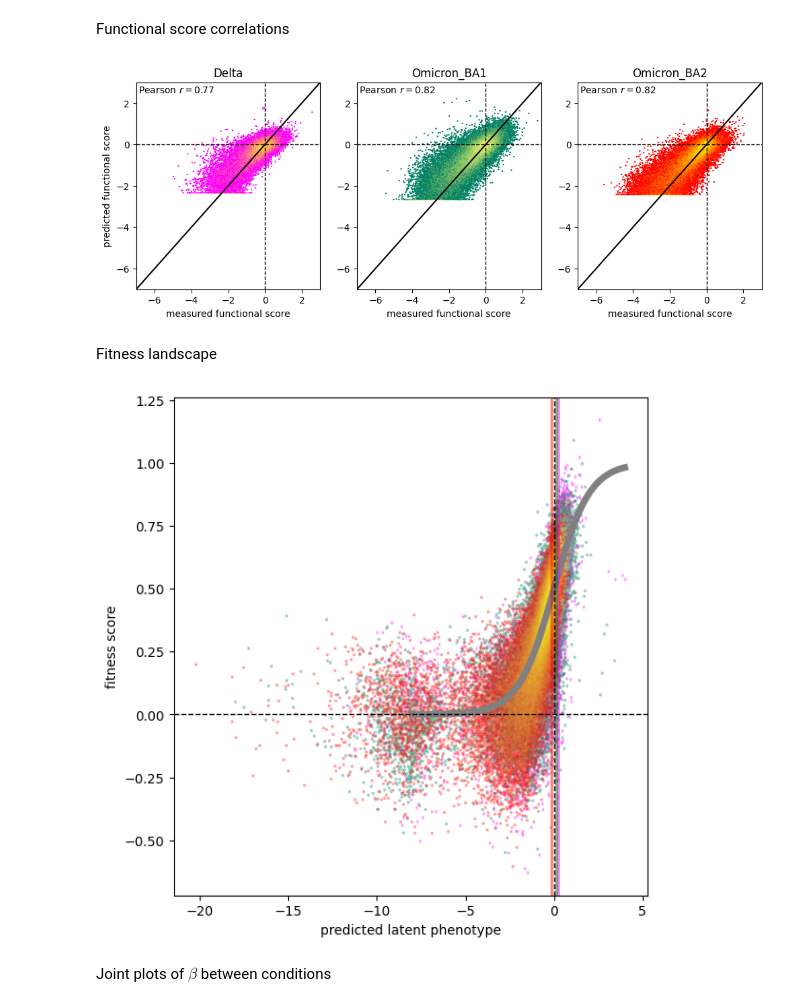
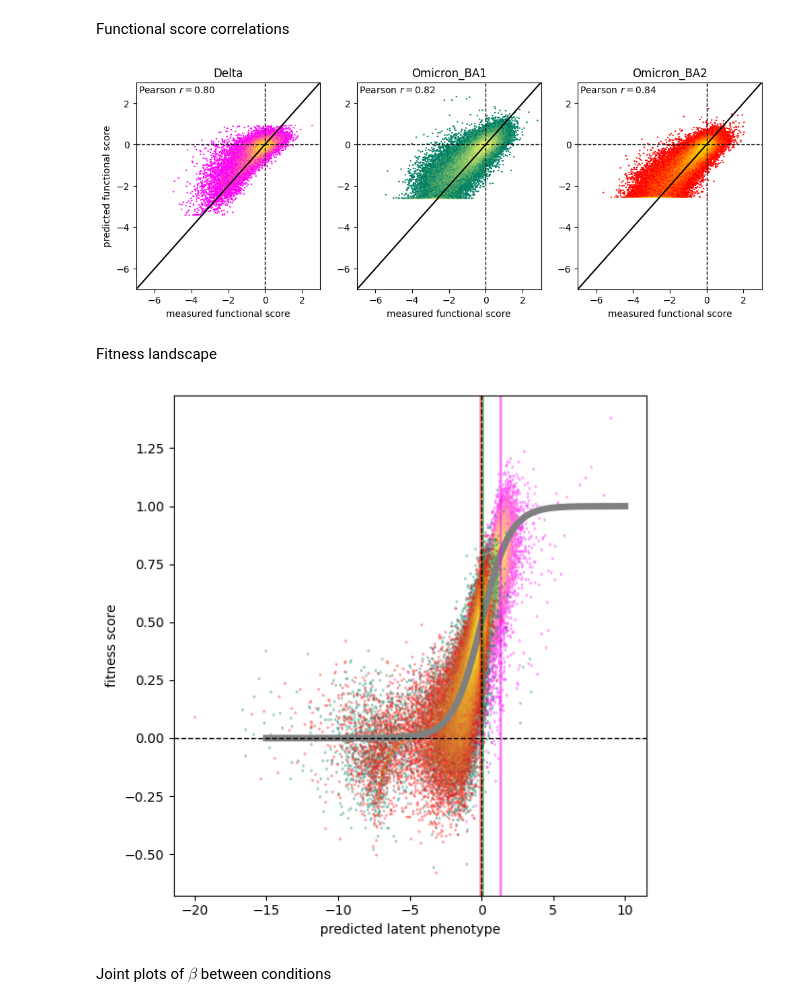
Before and after one commit to matsengrp/multidms, a Jupyter notebook: notebooks/jaxmodels/jaxmodels.ipynb, the cells around one changed output. Cells and saved outputs as stored; diff of their text form; code cells hidden in the pictures.

```diff
--- a/notebooks/jaxmodels/jaxmodels.ipynb
+++ b/notebooks/jaxmodels/jaxmodels.ipynb
@@ -19,7 +19,7 @@ output_dir = 'output'
 
 reference = 'Omicron_BA1'
 l2reg = 1e-4
-fusionreg = 2e0
+fusionreg = 0.0 # 2e0
 block_iters = 100
 block_tol = 1e-5
 
@@ -346,35 +346,35 @@ for i, (d, data_set) in enumerate(data_sets.items()):
 
 plt.show()
 # %% [output]
-[figure, old version]
+[figure, new version]
 # %% [markdown]
 Fitness landscape
 # %%
 plt.figure(figsize=(6, 6))
-φ_grid = np.linspace(-8, 4, 100)
+φ_grid = np.linspace(-15, 10, 1000)
 plt.plot(φ_grid, model.g(φ_grid), "grey", lw=5, label=r"$g(\phi)$")
 for i, (d, data_set) in enumerate(data_sets.items()):
     X = data_set.X
     x_wt = data_set.x_wt
     φ = model.φ[d]
     α = model.α[d]
     φ_pred = φ(X)
     φ_pred_wt = φ(x_wt)
     y = data_set.functional_scores
     f = y / α + model.g(φ(x_wt))
     # plt.scatter(φ_pred, f, color=colors[i], s=0.1, alpha=0.5)
     plt.hexbin(φ_pred, f, cmap=cmaps[i], bins="log", gridsize=200, alpha=0.25)
     plt.axvline(φ_pred_wt, color=colors[i], lw=2, alpha=0.5)
 # plt.xlim(φ_grid[0], φ_grid[-1])
 # plt.ylim(-12, 3)
 plt.axhline(0, color="k", linestyle="--", lw=1)
 plt.axvline(0, color="k", linestyle="--", lw=1)
 plt.xlabel("predicted latent phenotype")
 plt.ylabel("fitness score")
 plt.tight_layout()
 plt.show()
 # %% [output]
-[figure, old version]
+[figure, new version]
 # %% [markdown]
 Joint plots of $\beta$ between conditions
 # %%
```
Also changed, not shown: parts of 7 cells of this notebook, 3 other files.
